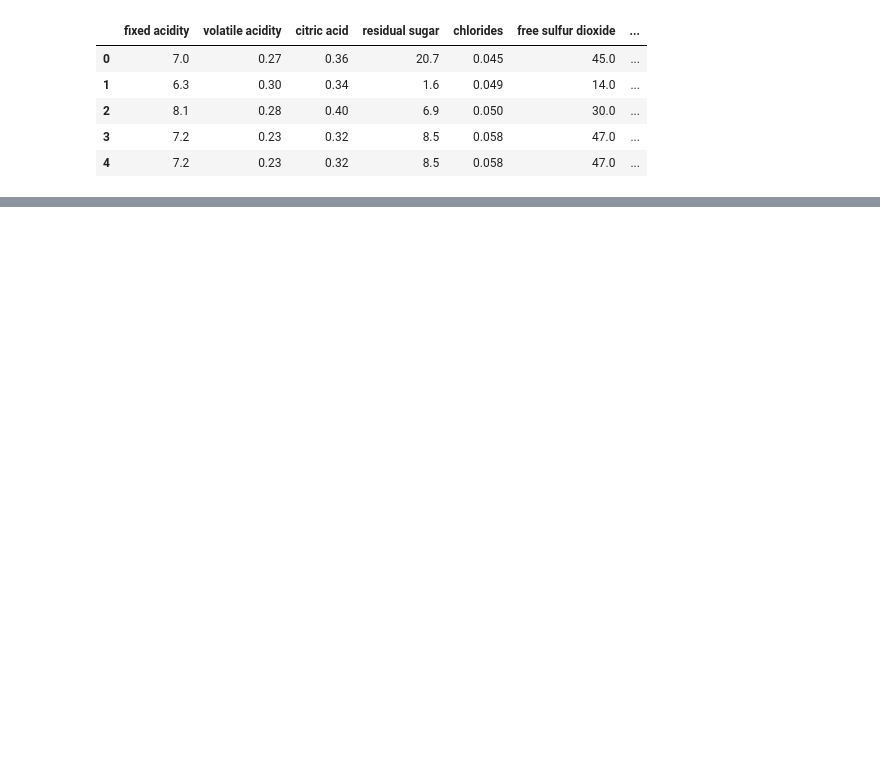
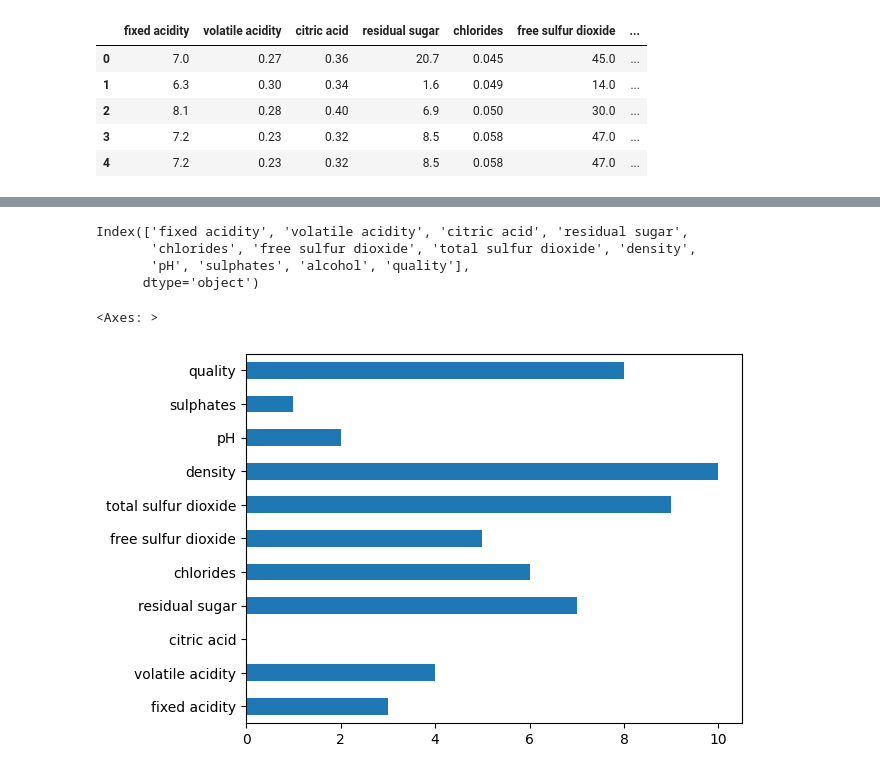
Before and after one commit to adewunmi2/DeepLearningSpringNew2024, a Jupyter notebook: Exercise1_ann_regression.ipynb, the cells around one changed output, grey strips where cells are left out. Cells and saved outputs as stored; diff of their text form; code cells hidden in the pictures; blank space fills up the shorter version.

```diff
--- a/Exercise1_ann_regression.ipynb
+++ b/Exercise1_ann_regression.ipynb
@@ -43,0 +87,31 @@ df.head()
+# %%
+df.columns
+# %% [output]
+Index(['fixed acidity', 'volatile acidity', 'citric acid', 'residual sugar',
+       'chlorides', 'free sulfur dioxide', 'total sulfur dioxide', 'density',
+       'pH', 'sulphates', 'alcohol', 'quality'],
+      dtype='object')
+# %%
+# the train/test
+# X = the other variables that make the dataset
+# and y which is the targeted variable
+X = df[['fixed acidity', 'volatile acidity', 'citric acid', 'residual sugar',
+       'chlorides', 'free sulfur dioxide', 'total sulfur dioxide', 'density',
+       'pH', 'sulphates', 'quality']]
+
+y = df['alcohol']
+# %%
+# pip install skfeature-chappers
+# sulphates is low and pH,
+# citric acid is absolutely not existed
+from skfeature.function.similarity_based import fisher_score
+
+# get the fisher's score rankings
+ranks = fisher_score.fisher_score(X.values, y.values)
+
+# create a pandas DataFrame for easier interpretation
+feat_importances = pd.Series(ranks, X.columns)
+feat_importances.plot(kind='barh')
+# %% [output]
+<Axes: >
+[figure, added]
```
Also changed, not shown: parts of 24 cells of this notebook.
